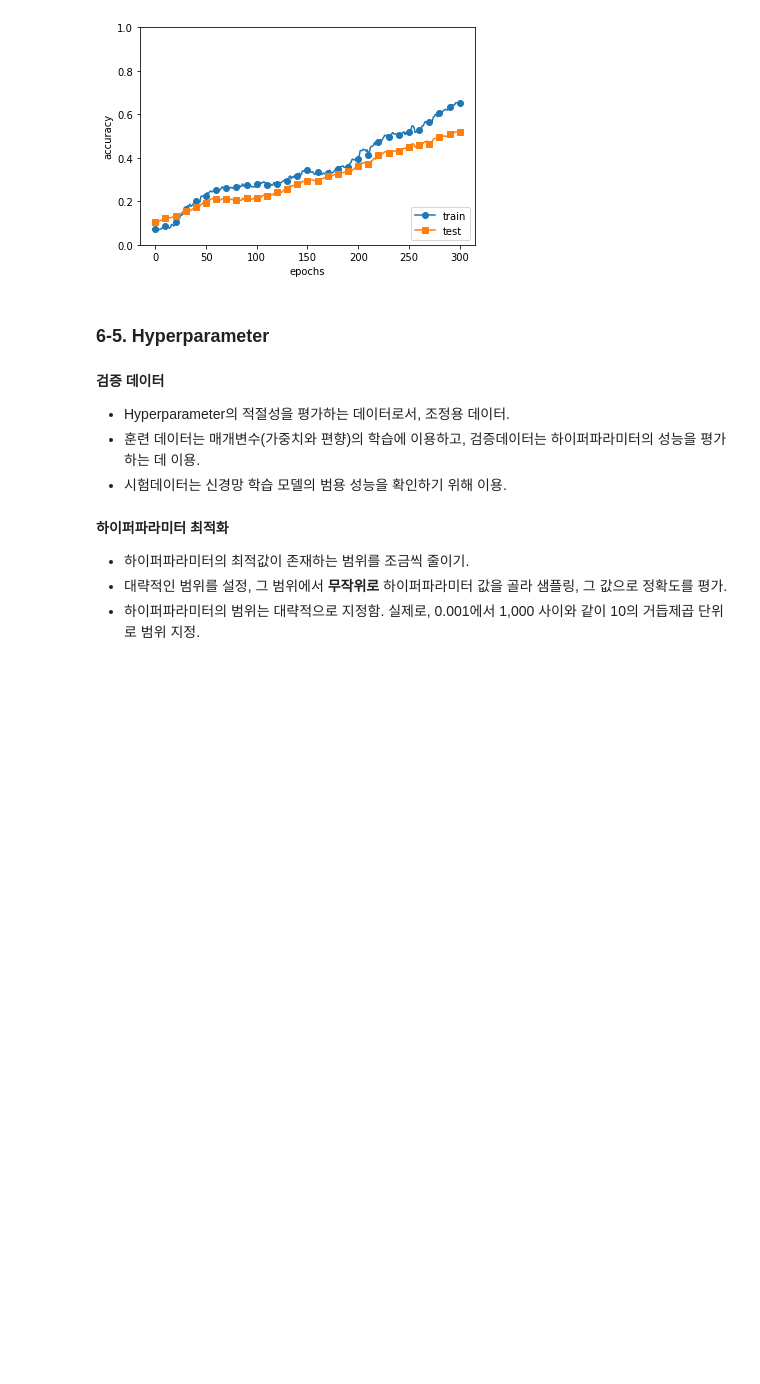
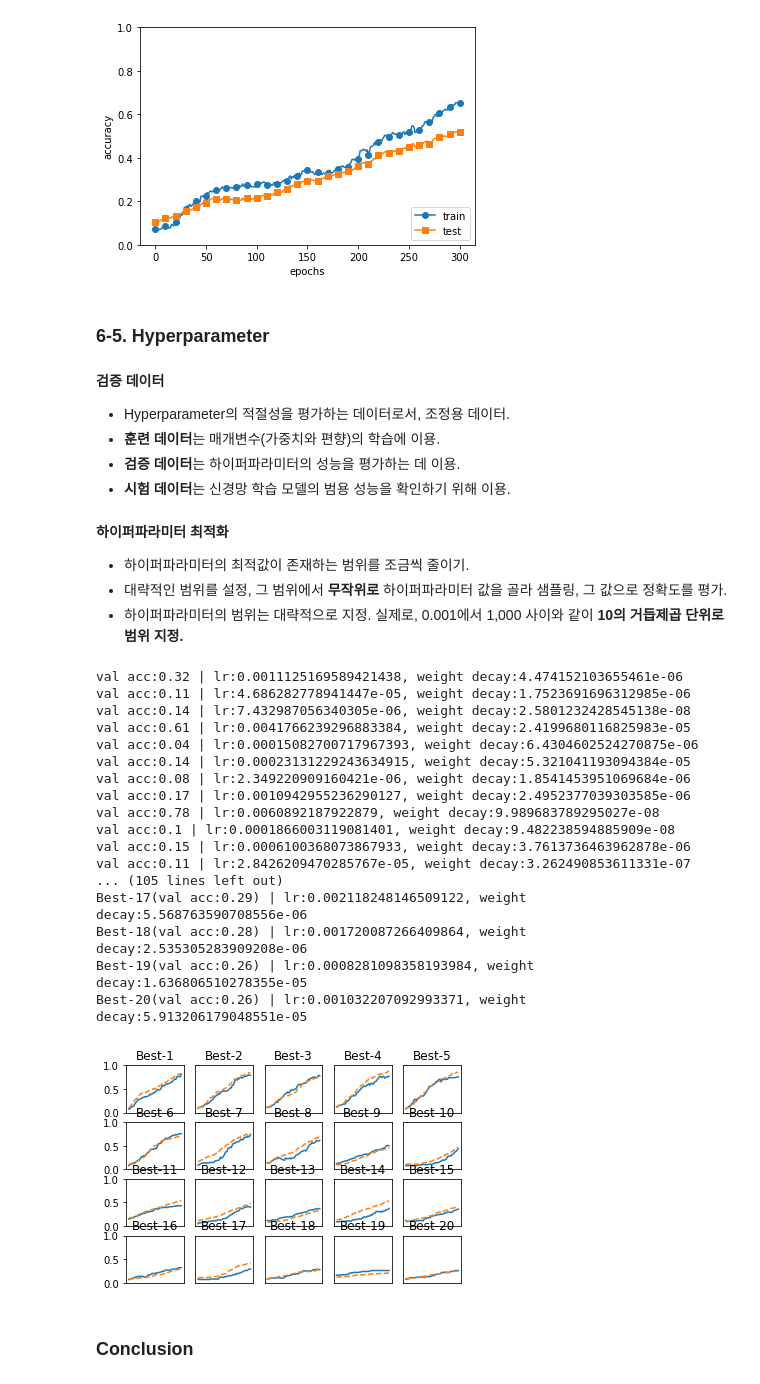
Before and after one commit to CAVASOL/aiffel_quest, a Jupyter notebook: DL_quest/DL_prep/DL_Training_Techniques.ipynb, the cells around one changed output. Saved outputs shown, nothing was run; the diff lists cells and outputs as text; code cells hidden in the pictures; blank space fills up the shorter version.

```diff
--- a/DL_quest/DL_prep/DL_Training_Techniques.ipynb
+++ b/DL_quest/DL_prep/DL_Training_Techniques.ipynb
@@ -586,7 +604,6 @@ Affine -> Batch Norm -> ReLU ---> Affine -> Batch Norm -> ReLU ---> ...
 # %%
-# coding: utf-8
 import sys, os
-sys.path.append(os.pardir)  # 부모 디렉터리의 파일을 가져올 수 있도록 설정
+sys.path.append(os.pardir)
 import numpy as np
 import matplotlib.pyplot as plt
 from dataset.mnist import load_mnist
@@ -606,11 +623,16 @@ learning_rate = 0.01
 
 
 def __train(weight_init_std):
-    bn_network = MultiLayerNetExtend(input_size=784, hidden_size_list=[100, 100, 100, 100, 100], output_size=10,
-                                    weight_init_std=weight_init_std, use_batchnorm=True)
-    network = MultiLayerNetExtend(input_size=784, hidden_size_list=[100, 100, 100, 100, 100], output_size=10,
-                                weight_init_std=weight_init_std)
-    optimizer = SGD(lr=learning_rate)
+    bn_network = MultiLayerNetExtend(input_size=784,
+                                     hidden_size_list=[100, 100, 100, 100, 100],
+                                     output_size=10,
+                                     weight_init_std=weight_init_std,
+                                     use_batchnorm=True)
+    network = MultiLayerNetExtend(input_size=784,
+                                  hidden_size_list=[100, 100, 100, 100, 100],
+                                  output_size=10,
+                                  weight_init_std=weight_init_std)
+                                  optimizer = SGD(lr=learning_rate)
 
     train_acc_list = []
     bn_train_acc_list = []
@@ -642,7 +664,7 @@ def __train(weight_init_std):
     return train_acc_list, bn_train_acc_list
 
 
-# 그래프 그리기==========
+# 시각화
 weight_scale_list = np.logspace(0, -4, num=16)
 x = np.arange(max_epochs)
 
@@ -951,14 +974,15 @@ test acc:0.5215
 **검증 데이터**
 
 * Hyperparameter의 적절성을 평가하는 데이터로서, 조정용 데이터.
-* 훈련 데이터는 매개변수(가중치와 편향)의 학습에 이용하고, 검증데이터는 하이퍼파라미터의 성능을 평가하는 데 이용.
-* 시험데이터는 신경망 학습 모델의 범용 성능을 확인하기 위해 이용.
+* **훈련 데이터**는 매개변수(가중치와 편향)의 학습에 이용.
+* **검증 데이터**는 하이퍼파라미터의 성능을 평가하는 데 이용.
+* **시험 데이터**는 신경망 학습 모델의 범용 성능을 확인하기 위해 이용.
 # %% [markdown]
 **하이퍼파라미터 최적화**
 
 * 하이퍼파라미터의 최적값이 존재하는 범위를 조금씩 줄이기.
 * 대략적인 범위를 설정, 그 범위에서 **무작위로** 하이퍼파라미터 값을 골라 샘플링, 그 값으로 정확도를 평가.
-* 하이퍼파라미터의 범위는 대략적으로 지정함. 실제로, 0.001에서 1,000 사이와 같이 10의 거듭제곱 단위로 범위 지정.
+* 하이퍼파라미터의 범위는 대략적으로 지정. 실제로, 0.001에서 1,000 사이와 같이 **10의 거듭제곱 단위로 범위 지정.**
 # %%
 import sys, os
 sys.path.append(os.pardir)
@@ -986,11 +1010,20 @@ t_train = t_train[validation_num:]
 
 
 def __train(lr, weight_decay, epocs=50):
-    network = MultiLayerNet(input_size=784, hidden_size_list=[100, 100, 100, 100, 100, 100],
-                            output_size=10, weight_decay_lambda=weight_decay)
-    trainer = Trainer(network, x_train, t_train, x_val, t_val,
-                      epochs=epocs, mini_batch_size=100,
-                      optimizer='sgd', optimizer_param={'lr': lr}, verbose=False)
+    network = MultiLayerNet(input_size=784,
+                            hidden_size_list=[100, 100, 100, 100, 100, 100],
+                            output_size=10,
+                            weight_decay_lambda=weight_decay)
+    trainer = Trainer(network,
+                      x_train,
+                      t_train,
+                      x_val,
+                      t_val,
+                      epochs=epocs,
+                      mini_batch_size=100,
+                      optimizer='sgd',
+                      optimizer_param={'lr': lr},
+                      verbose=False)
     trainer.train()
 
     return trainer.test_acc_list, trainer.train_acc_list
@@ -1008,31 +1041,52 @@ for _ in range(optimization_trial):
 
     val_acc_list, train_acc_list = __train(lr, weight_decay)
     print("val acc:" + str(val_acc_list[-1]) + " | lr:" + str(lr) + ", weight decay:" + str(weight_decay))
     key = "lr:" + str(lr) + ", weight decay:" + str(weight_decay)
     results_val[key] = val_acc_list
     results_train[key] = train_acc_list
 
-# 그래프 그리기========================================================
+# 시각화
 print("=========== Hyper-Parameter Optimization Result ===========")
 graph_draw_num = 20
 col_num = 5
 row_num = int(np.ceil(graph_draw_num / col_num))
 i = 0
 
 for key, val_acc_list in sorted(results_val.items(), key=lambda x:x[1][-1], reverse=True):
     print("Best-" + str(i+1) + "(val acc:" + str(val_acc_list[-1]) + ") | " + key)
 
     plt.subplot(row_num, col_num, i+1)
     plt.title("Best-" + str(i+1))
     plt.ylim(0.0, 1.0)
     if i % 5: plt.yticks([])
     plt.xticks([])
     x = np.arange(len(val_acc_list))
     plt.plot(x, val_acc_list)
     plt.plot(x, results_train[key], "--")
     i += 1
 
     if i >= graph_draw_num:
         break
 
 plt.show()
+# %% [output]
+val acc:0.32 | lr:0.0011125169589421438, weight decay:4.474152103655461e-06
+val acc:0.11 | lr:4.686282778941447e-05, weight decay:1.7523691696312985e-06
+val acc:0.14 | lr:7.432987056340305e-06, weight decay:2.5801232428545138e-08
+val acc:0.61 | lr:0.0041766239296883384, weight decay:2.4199680116825983e-05
+val acc:0.04 | lr:0.00015082700717967393, weight decay:6.4304602524270875e-06
+val acc:0.14 | lr:0.00023131229243634915, weight decay:5.321041193094384e-05
+val acc:0.08 | lr:2.349220909160421e-06, weight decay:1.8541453951069684e-06
+val acc:0.17 | lr:0.0010942955236290127, weight decay:2.4952377039303585e-06
+val acc:0.78 | lr:0.0060892187922879, weight decay:9.989683789295027e-08
+val acc:0.1 | lr:0.0001866003119081401, weight decay:9.482238594885909e-08
+val acc:0.15 | lr:0.0006100368073867933, weight decay:3.7613736463962878e-06
+val acc:0.11 | lr:2.8426209470285767e-05, weight decay:3.262490853611331e-07
+... (105 lines left out)
+Best-17(val acc:0.29) | lr:0.002118248146509122, weight decay:5.568763590708556e-06
+Best-18(val acc:0.28) | lr:0.001720087266409864, weight decay:2.535305283909208e-06
+Best-19(val acc:0.26) | lr:0.0008281098358193984, weight decay:1.636806510278355e-05
+Best-20(val acc:0.26) | lr:0.001032207092993371, weight decay:5.913206179048551e-05
+[figure, added]
+# %% [markdown]
+### Conclusion
```
Also changed, not shown: parts of 27 cells of this notebook.
